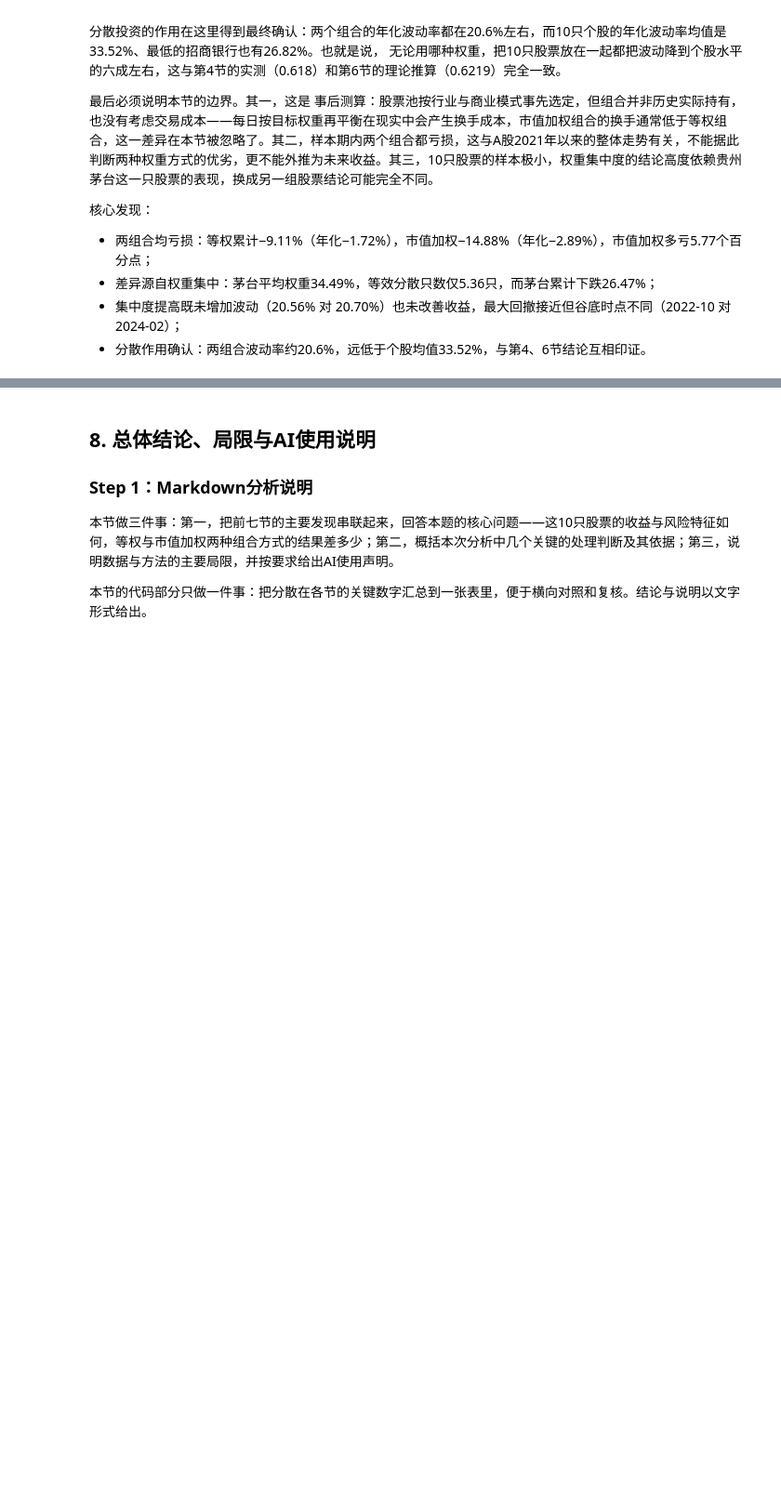
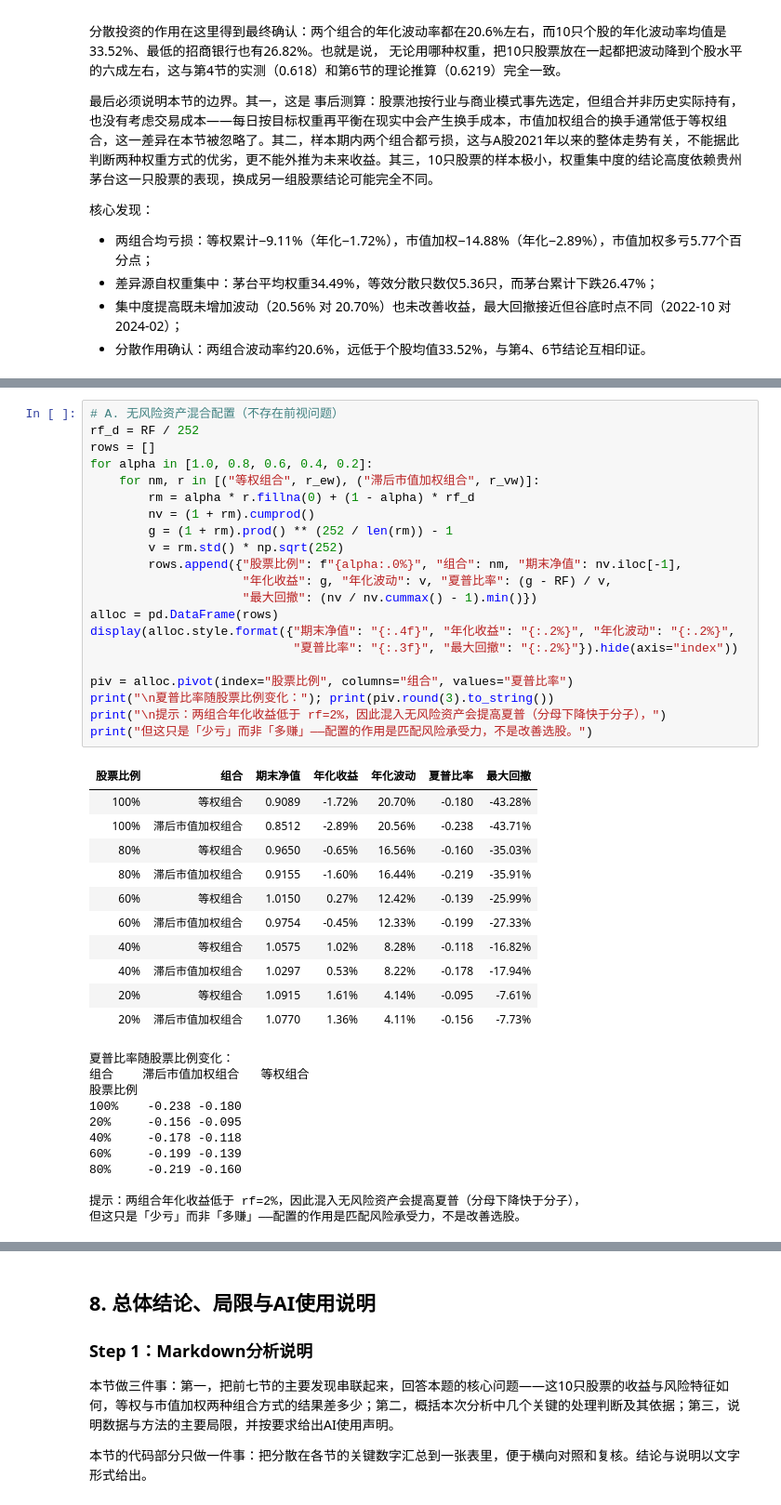
Before and after one commit to Jaremy112/fineco-homework, a Jupyter notebook: hw02-1/hw02-1.ipynb, the cells around one changed output, grey strips where cells are left out. Shown at 93% size. Cells and saved outputs as stored; diff of their text form; blank space fills up the shorter version.

```diff
--- a/hw02-1/hw02-1.ipynb
+++ b/hw02-1/hw02-1.ipynb
@@ -1556,0 +1791,44 @@ print("个股权重的最大值（单日）:", round(float(w_vw.max().max()), 4)
+# %%
+# A. 无风险资产混合配置（不存在前视问题）
+rf_d = RF / 252
+rows = []
+for alpha in [1.0, 0.8, 0.6, 0.4, 0.2]:
+    for nm, r in [("等权组合", r_ew), ("滞后市值加权组合", r_vw)]:
+        rm = alpha * r.fillna(0) + (1 - alpha) * rf_d
+        nv = (1 + rm).cumprod()
+        g = (1 + rm).prod() ** (252 / len(rm)) - 1
+        v = rm.std() * np.sqrt(252)
+        rows.append({"股票比例": f"{alpha:.0%}", "组合": nm, "期末净值": nv.iloc[-1],
+                     "年化收益": g, "年化波动": v, "夏普比率": (g - RF) / v,
+                     "最大回撤": (nv / nv.cummax() - 1).min()})
+alloc = pd.DataFrame(rows)
+display(alloc.style.format({"期末净值": "{:.4f}", "年化收益": "{:.2%}", "年化波动": "{:.2%}",
+                            "夏普比率": "{:.3f}", "最大回撤": "{:.2%}"}).hide(axis="index"))
+
+piv = alloc.pivot(index="股票比例", columns="组合", values="夏普比率")
+print("\n夏普比率随股票比例变化："); print(piv.round(3).to_string())
+print("\n提示：两组合年化收益低于 rf=2%，因此混入无风险资产会提高夏普（分母下降快于分子），")
+print("但这只是「少亏」而非「多赚」——配置的作用是匹配风险承受力，不是改善选股。")
+# %% [output]
+| 股票比例 | 组合 | 期末净值 | 年化收益 | 年化波动 | 夏普比率 | 最大回撤 |
+| 100% | 等权组合 | 0.9089 | -1.72% | 20.70% | -0.180 | -43.28% |
+| 100% | 滞后市值加权组合 | 0.8512 | -2.89% | 20.56% | -0.238 | -43.71% |
+| 80% | 等权组合 | 0.9650 | -0.65% | 16.56% | -0.160 | -35.03% |
+| 80% | 滞后市值加权组合 | 0.9155 | -1.60% | 16.44% | -0.219 | -35.91% |
+| 60% | 等权组合 | 1.0150 | 0.27% | 12.42% | -0.139 | -25.99% |
+| 60% | 滞后市值加权组合 | 0.9754 | -0.45% | 12.33% | -0.199 | -27.33% |
+| 40% | 等权组合 | 1.0575 | 1.02% | 8.28% | -0.118 | -16.82% |
+| 40% | 滞后市值加权组合 | 1.0297 | 0.53% | 8.22% | -0.178 | -17.94% |
+| 20% | 等权组合 | 1.0915 | 1.61% | 4.14% | -0.095 | -7.61% |
+| 20% | 滞后市值加权组合 | 1.0770 | 1.36% | 4.11% | -0.156 | -7.73% |
+夏普比率随股票比例变化：
+组合    滞后市值加权组合   等权组合
+股票比例
+100%    -0.238 -0.180
+20%     -0.156 -0.095
+40%     -0.178 -0.118
+60%     -0.199 -0.139
+80%     -0.219 -0.160
+
+提示：两组合年化收益低于 rf=2%，因此混入无风险资产会提高夏普（分母下降快于分子），
+但这只是「少亏」而非「多赚」——配置的作用是匹配风险承受力，不是改善选股。
```
Also changed, not shown: parts of 10 cells of this notebook, 5 other files.
